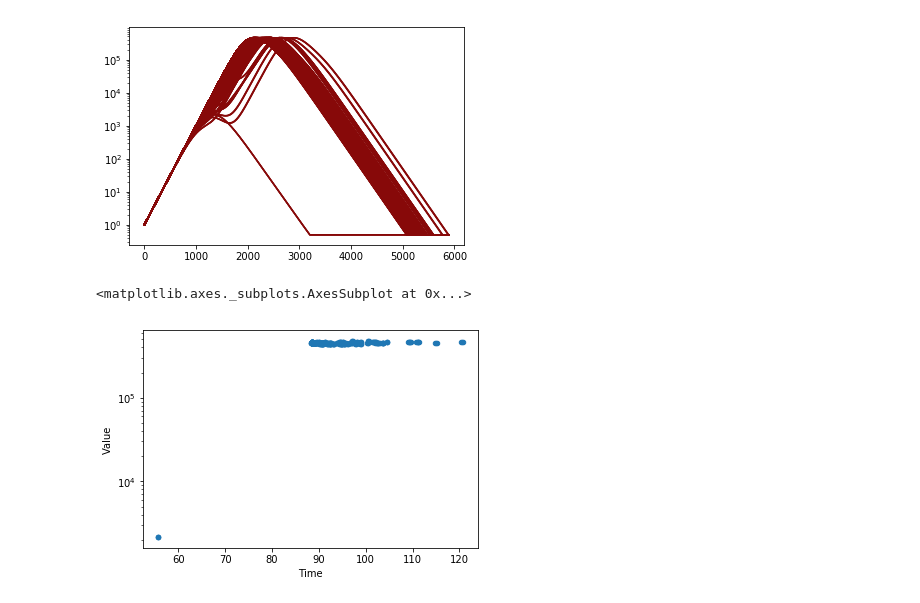
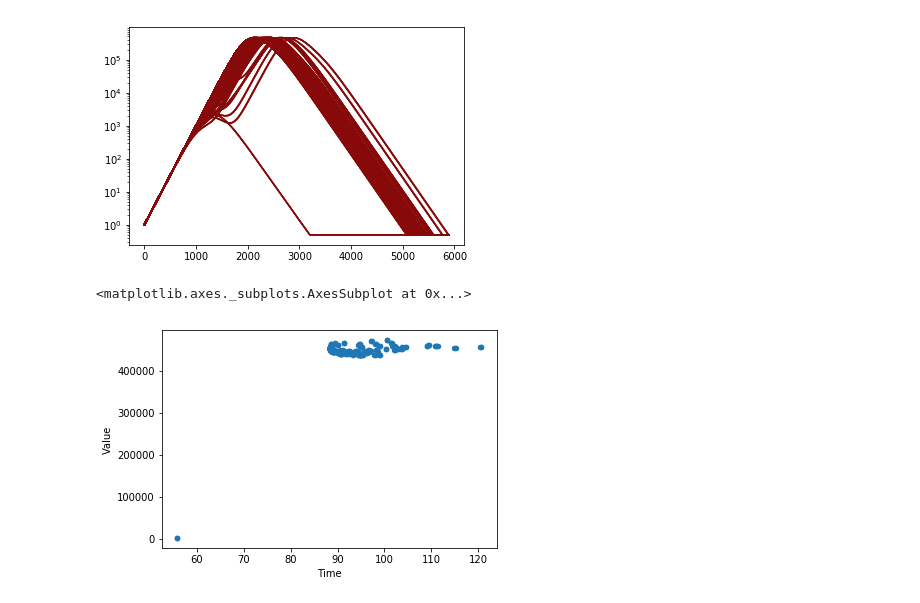
Before and after one commit to joshuablake/Temporal-metapop-epidemic-London-, a Jupyter notebook: src/Results analysis.ipynb, the cells around one changed output. Cells and saved outputs as stored; diff of their text form; code cells hidden in the pictures.

Commit message:
Final figure versions

```diff
--- a/src/Results analysis.ipynb
+++ b/src/Results analysis.ipynb
@@ -6,5 +8,8 @@ import numpy as np
 %matplotlib inline
 DATA_DIR = path.join('..', 'data')
+# %%
+plt.rcParams['savefig.dpi'] = 300
+plt.rcParams['pgf.rcfonts'] = False
 # %%
 RESULT_HEADER = ['Init_station','Init_time', 'Tick_length','Init_count',
                  'Travel_period','Count_type']
@@ -43,7 +63,7 @@ filtered.T.plot(legend=None, color='#870909', logy=True)
 <matplotlib.axes._subplots.AxesSubplot at 0x...>
 [figure]
 # %%
-peaks.plot.scatter('Time', 'Value', logy=True)
+peaks.plot.scatter('Time', 'Value')
 # %% [output]
 <matplotlib.axes._subplots.AxesSubplot at 0x...>
-[figure, old version]
+[figure, new version]
```
Also changed, not shown: parts of 30 cells of this notebook, 4 other files.
